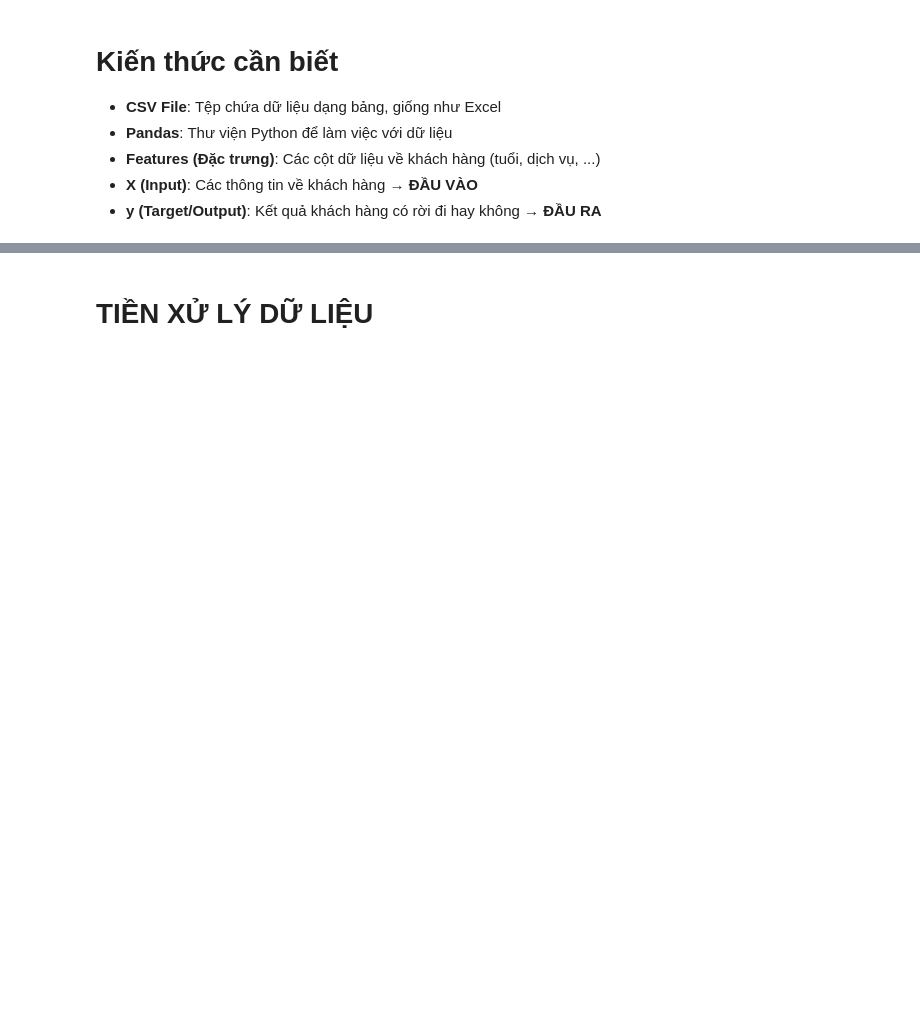
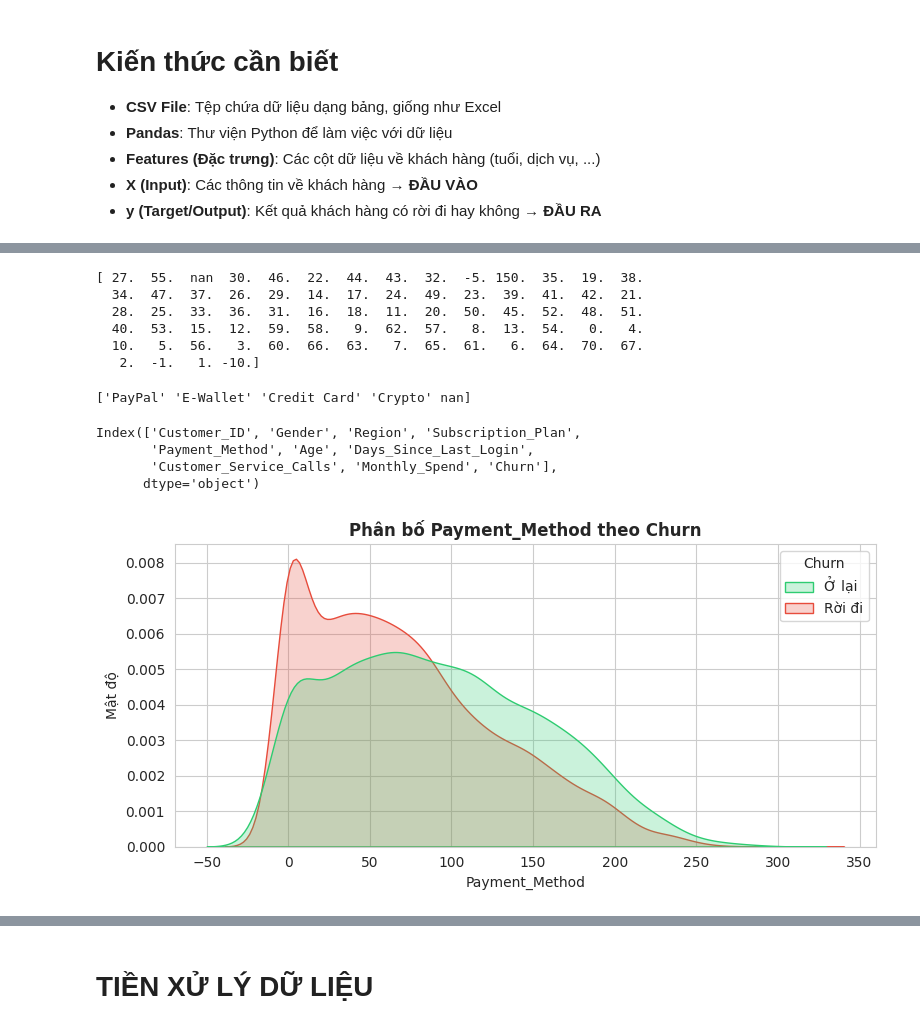
Before and after one commit to pieupieu16/Customer-Churn-Prediction, a Jupyter notebook: Du_doan_khach_hang_roi_di.ipynb, the cells around one changed output, grey strips where cells are left out. Drawn from its saved outputs; the diff is of its cells as text; code cells hidden in the pictures; blank space fills up the shorter version.

```diff
--- a/Du_doan_khach_hang_roi_di.ipynb
+++ b/Du_doan_khach_hang_roi_di.ipynb
@@ -210,0 +185,35 @@ plt.show()
+# %%
+print(df['Age'].unique())
+# %% [output]
+[ 27.  55.  nan  30.  46.  22.  44.  43.  32.  -5. 150.  35.  19.  38.
+  34.  47.  37.  26.  29.  14.  17.  24.  49.  23.  39.  41.  42.  21.
+  28.  25.  33.  36.  31.  16.  18.  11.  20.  50.  45.  52.  48.  51.
+  40.  53.  15.  12.  59.  58.   9.  62.  57.   8.  13.  54.   0.   4.
+  10.   5.  56.   3.  60.  66.  63.   7.  65.  61.   6.  64.  70.  67.
+   2.  -1.   1. -10.]
+# %%
+print(df['Payment_Method'].unique())
+# %% [output]
+['PayPal' 'E-Wallet' 'Credit Card' 'Crypto' nan]
+# %%
+print(df.columns)
+# %% [output]
+Index(['Customer_ID', 'Gender', 'Region', 'Subscription_Plan',
+       'Payment_Method', 'Age', 'Days_Since_Last_Login',
+       'Customer_Service_Calls', 'Monthly_Spend', 'Churn'],
+      dtype='object')
+# %%
+plt.figure(figsize=(8, 4))
+df_filtered = df[df['Monthly_Spend'] < 500]
+# Vẽ biểu đồ và lưu lại đối tượng Axes để có thể truy cập vào các thành phần của nó
+ax = sns.kdeplot(data=df_filtered, x='Monthly_Spend', hue='Churn', fill=True, common_norm=False, palette=['#2ecc71', '#e74c3c'])
+plt.title(f'Phân bố {col} theo Churn', fontsize=12, weight='bold')
+plt.xlabel(col)
+plt.ylabel('Mật độ')
+legend = ax.get_legend()
+for t, l in zip(legend.get_texts(), ['Ở lại', 'Rời đi']):
+    t.set_text(l)
+plt.tight_layout()
+plt.show()
+# %% [output]
+[figure, added]
```
Also changed, not shown: parts of 101 cells of this notebook.
